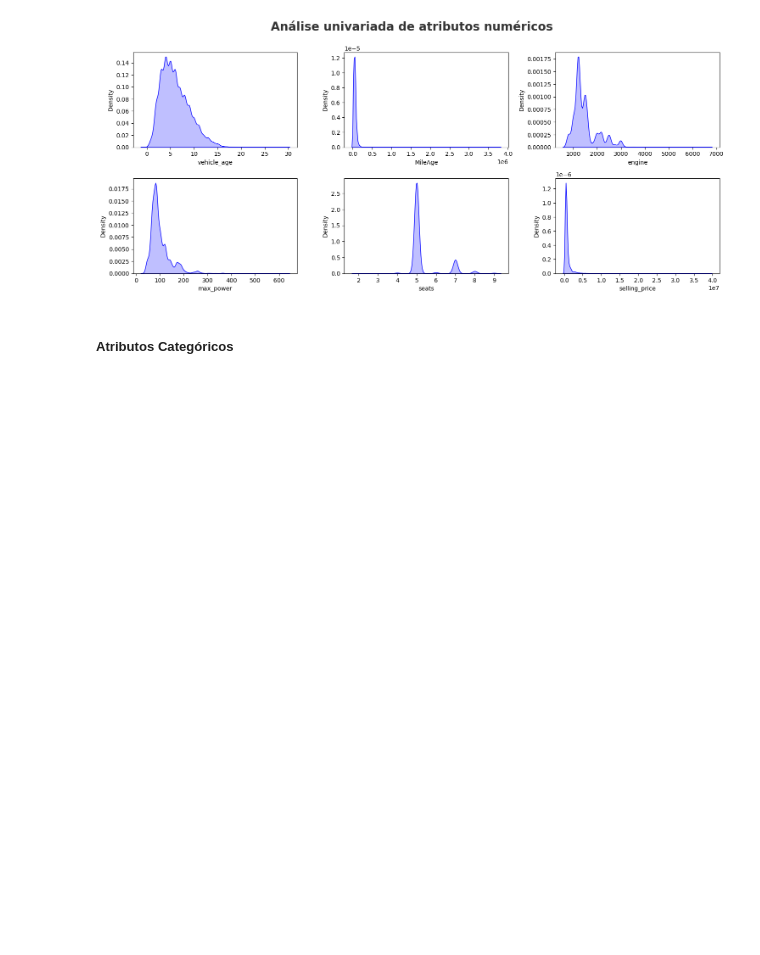
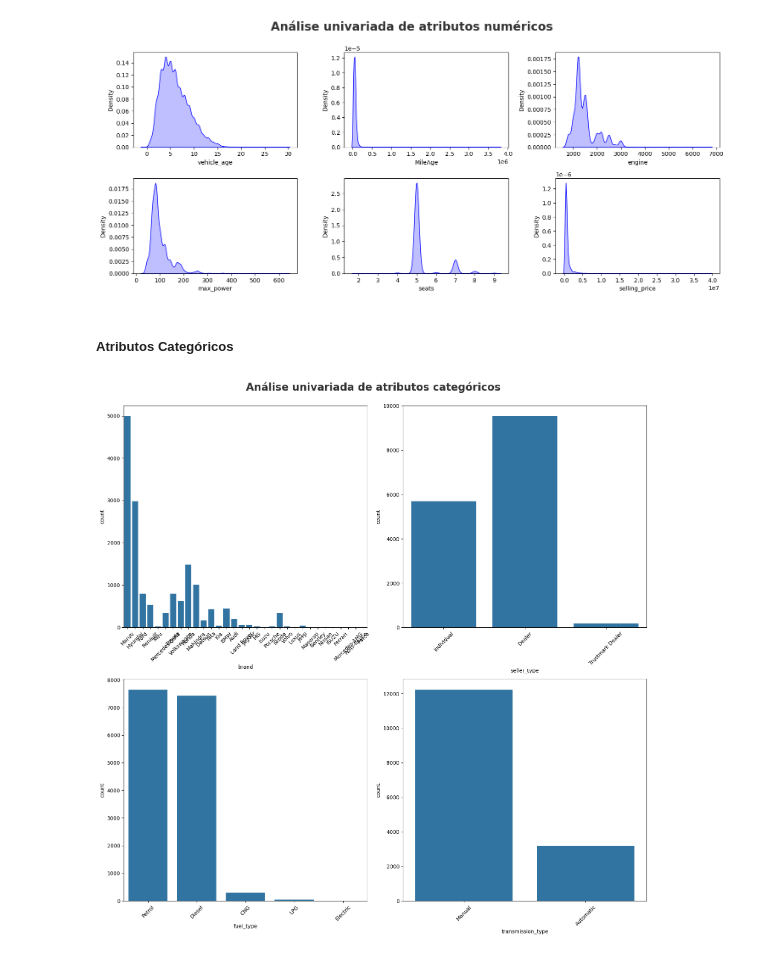
Before and after one commit to vitorjensen/Python_para_Dados, a Jupyter notebook: Projetos/Análise Exploratória de Carros/Análise_Exploratória_de_Carros.ipynb, the cells around one changed output. Cells and saved outputs as stored; diff of their text form; code cells hidden in the pictures; blank space fills up the shorter version.

Commit message:
Atributos Categóricos e Análise Multivariada

```diff
--- a/Projetos/Análise Exploratória de Carros/Análise_Exploratória_de_Carros.ipynb
+++ b/Projetos/Análise Exploratória de Carros/Análise_Exploratória_de_Carros.ipynb
@@ -221,3 +221,19 @@ for i in range(len(numeric_features)):
 [figure]
 # %% [markdown]
 ##### Atributos Categóricos
+# %%
+import warnings
+warnings.filterwarnings('ignore')
+
+plt.figure(figsize=(15,15))
+plt.suptitle("Análise univariada de atributos categóricos", fontsize=20, fontweight='bold',alpha=0.8, y=1)
+cat1 = ['brand', 'seller_type', 'fuel_type', 'transmission_type']
+
+for i in range(len(cat1)):
+  plt.subplot(2,2,i+1)
+  sns.countplot(x=df[cat1[i]])
+  plt.xlabel(cat1[i])
+  plt.xticks(rotation=45)
+  plt.tight_layout()
+# %% [output]
+[figure, added]
```
Also changed, not shown: parts of 3 cells of this notebook.
